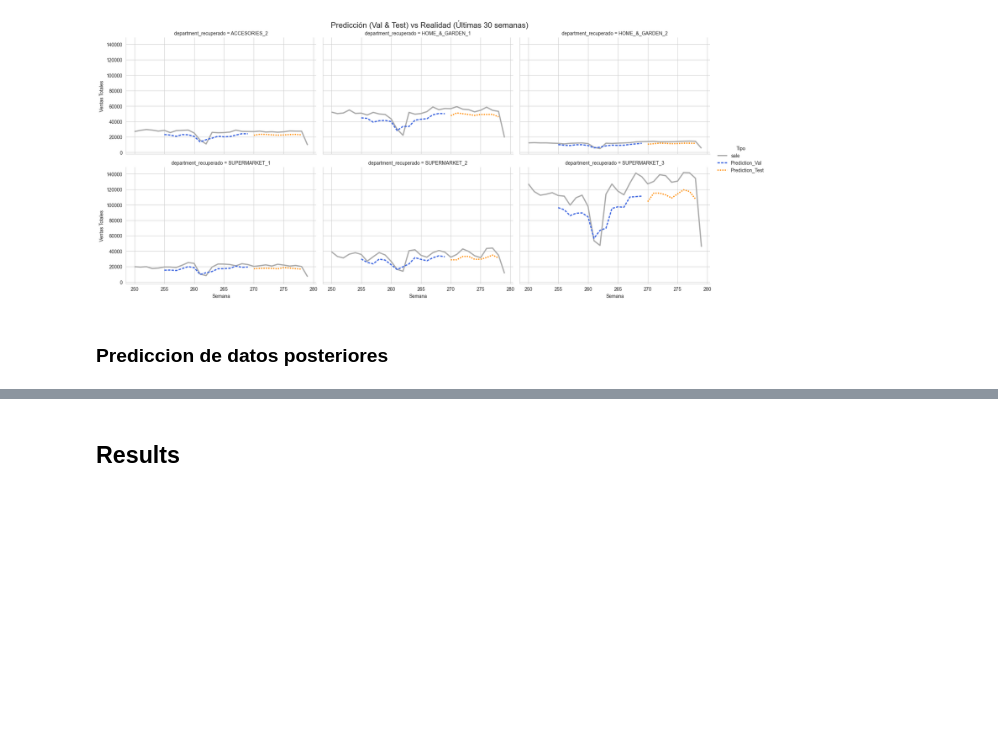
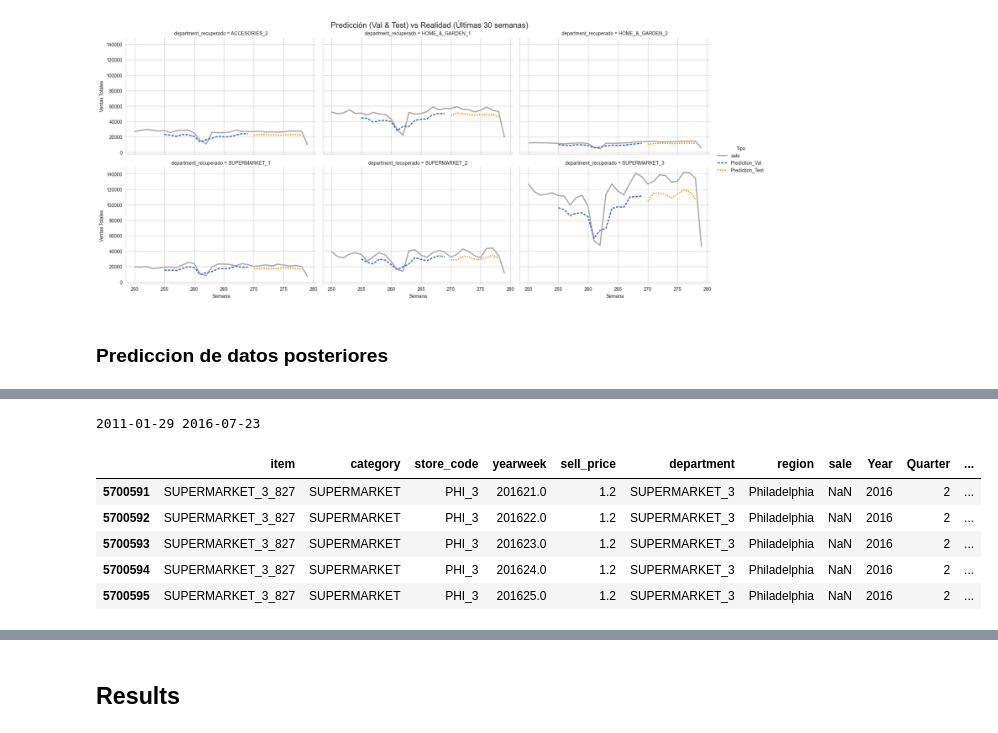
Before and after one commit to asansal/DS_market_Capstone, a Jupyter notebook: tarea_3_DSMarket_time_series_main_v3_Ale.ipynb, the cells around one changed output, grey strips where cells are left out. Cells and saved outputs as stored; diff of their text form; code cells hidden in the pictures; blank space fills up the shorter version.

```diff
--- a/tarea_3_DSMarket_time_series_main_v3_Ale.ipynb
+++ b/tarea_3_DSMarket_time_series_main_v3_Ale.ipynb
@@ -3426,0 +3598,4 @@ plot_full_forecast_by_category(
+# %%
+print(df_calendar.date.min(), df_calendar.date.max())
+# %% [output]
+2011-01-29 2016-07-23
@@ -3426,0 +3636,38 @@ plot_full_forecast_by_category(
+# %%
+df_calendar = df_calendar.sort_values('yearweek').reset_index(drop=True)
+
+df_calendar['valentines_heat'] = crear_variable_anticipacion(df_calendar, 'Weekly_Event_Clean', "Valentine's Day", max_weeks=4)
+df_calendar['xmas_heat'] = crear_variable_anticipacion(df_calendar, 'Weekly_Event_Clean', "Christmas", max_weeks=8)
+df_calendar['superbowl_heat'] = crear_variable_anticipacion(df_calendar, 'Weekly_Event_Clean', "Superbowl", max_weeks=3)
+df_calendar['thanksgiving_heat'] = crear_variable_anticipacion(df_calendar, 'Weekly_Event_Clean', "Thanksgiving", max_weeks=3)
+df_calendar['july4_heat'] = crear_variable_anticipacion(df_calendar, 'Weekly_Event_Clean', "Independence Day", max_weeks=3)
+
+shopping_keys = ["Black Friday", "Cyber Monday", "Christmas", "Valentine's Day"]
+closed_keys = ["New Year's Day", "Thanksgiving", "Christmas", "Independence Day"]
+
+df_calendar['is_shopping_event'] = df_calendar['Weekly_Event_Clean'].apply(lambda x: classify_event(x, shopping_keys))
+df_calendar['is_holiday_closed'] = df_calendar['Weekly_Event_Clean'].apply(lambda x: classify_event(x, closed_keys))
+# %%
+cols_to_add = ['Year', 'Quarter', 'Month', 'Day_month', 'valentines_heat',
+               'xmas_heat', 'superbowl_heat', 'thanksgiving_heat', 'july4_heat',
+               'is_shopping_event', 'is_holiday_closed']
+
+# Eliminamos esas columnas de df_weekly_combined SI YA EXISTEN
+cols_to_drop = [c for c in cols_to_add if c in df_weekly_combined.columns]
+df_weekly_clean = df_weekly_combined.drop(columns=cols_to_drop)
+
+# Hacemos el merge limpio
+df_weekly_final = df_weekly_clean.merge(
+    df_calendar[['yearweek'] + cols_to_add],
+    on='yearweek',
+    how='left'
+)
+# %%
+df_weekly_final.tail()
+# %% [output]
+|  | item | category | store_code | yearweek | sell_price | department | region | sale | Year | Quarter | ... |
+| 5700591 | SUPERMARKET_3_827 | SUPERMARKET | PHI_3 | 201621.0 | 1.2 | SUPERMARKET_3 | Philadelphia | NaN | 2016 | 2 | ... |
+| 5700592 | SUPERMARKET_3_827 | SUPERMARKET | PHI_3 | 201622.0 | 1.2 | SUPERMARKET_3 | Philadelphia | NaN | 2016 | 2 | ... |
+| 5700593 | SUPERMARKET_3_827 | SUPERMARKET | PHI_3 | 201623.0 | 1.2 | SUPERMARKET_3 | Philadelphia | NaN | 2016 | 2 | ... |
+| 5700594 | SUPERMARKET_3_827 | SUPERMARKET | PHI_3 | 201624.0 | 1.2 | SUPERMARKET_3 | Philadelphia | NaN | 2016 | 2 | ... |
+| 5700595 | SUPERMARKET_3_827 | SUPERMARKET | PHI_3 | 201625.0 | 1.2 | SUPERMARKET_3 | Philadelphia | NaN | 2016 | 2 | ... |
```
Also changed, not shown: parts of 21 cells of this notebook, 2 other files.
